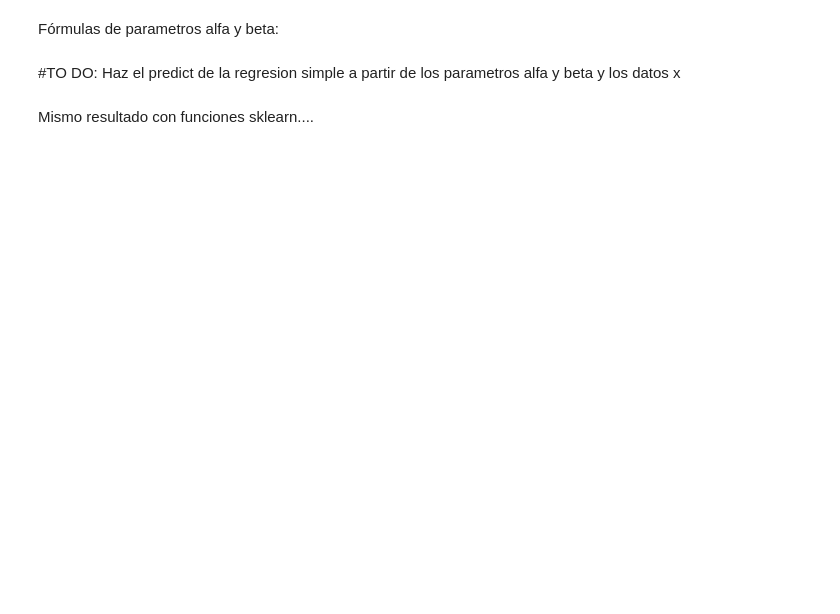
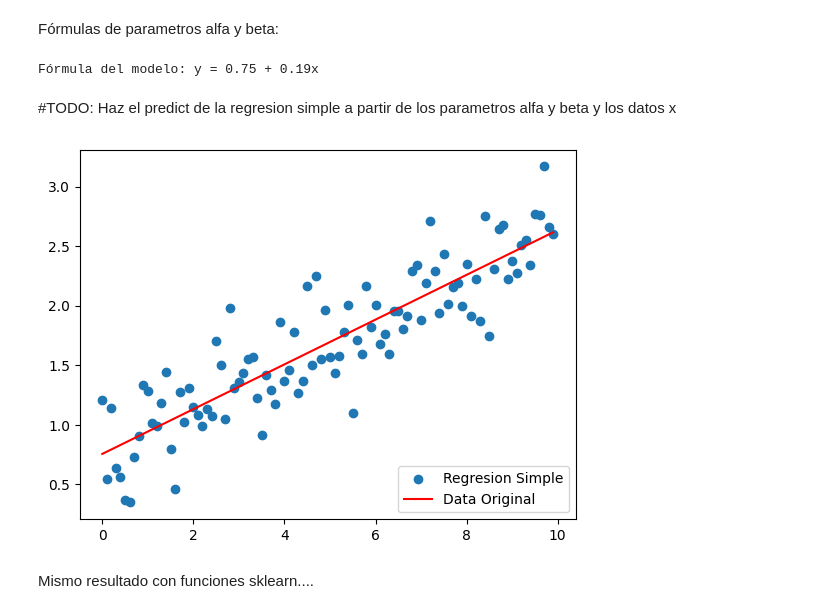
Before and after one commit to RodrigoJOsorio/Modelo_regresion, a Jupyter notebook: Modelo_de_regresion_ejercicio.ipynb, the cells around one changed output. Drawn from its saved outputs; the diff is of its cells as text; code cells hidden in the pictures; blank space fills up the shorter version.

Commit message:
Alfa y beta, predict de la regresion simple a partir de los parametros alfa y beta y los datos x

```diff
--- a/Modelo_de_regresion_ejercicio.ipynb
+++ b/Modelo_de_regresion_ejercicio.ipynb
@@ -40,7 +52,9 @@ Fórmulas de parametros alfa y beta:
 # %%
 #TO DO: Cálcula el parametro alfa de la regresión simple
 beta = np.sum((x-np.mean(x)) * (y-np.mean(y)))/np.sum((x-np.mean(x))**2)
-alfa = ...
+alfa = np.mean(y) - (beta * np.mean(x))
 print('Fórmula del modelo: y = '+str(np.round(alfa,2))+' + '+str(np.round(beta,2))+'x')
+# %% [output]
+Fórmula del modelo: y = 0.75 + 0.19x
 # %% [markdown]
-#TO DO: Haz el predict de la regresion simple a partir de los parametros alfa y beta y los datos x
+#TODO: Haz el predict de la regresion simple a partir de los parametros alfa y beta y los datos x
@@ -49,9 +61,14 @@ print('Fórmula del modelo: y = '+str(np.round(alfa,2))+' + '+str(np.round(beta,
+# %%
+# y = alfa + beta * x
+y_predict = alfa + (beta * x)
 # %%
 plt.figure()
 plt.scatter(x,y)
-plt.plot(x,y_pred,'r')
+plt.plot(x,y_predict,'r')
 plt.legend(('Regresion Simple', 'Data Original'), loc='lower right')
 plt.show()
+# %% [output]
+[figure, added]
 # %% [markdown]
 Mismo resultado con funciones sklearn....
 # %%
```
Also changed, not shown: parts of 6 cells of this notebook, 1 other file.
